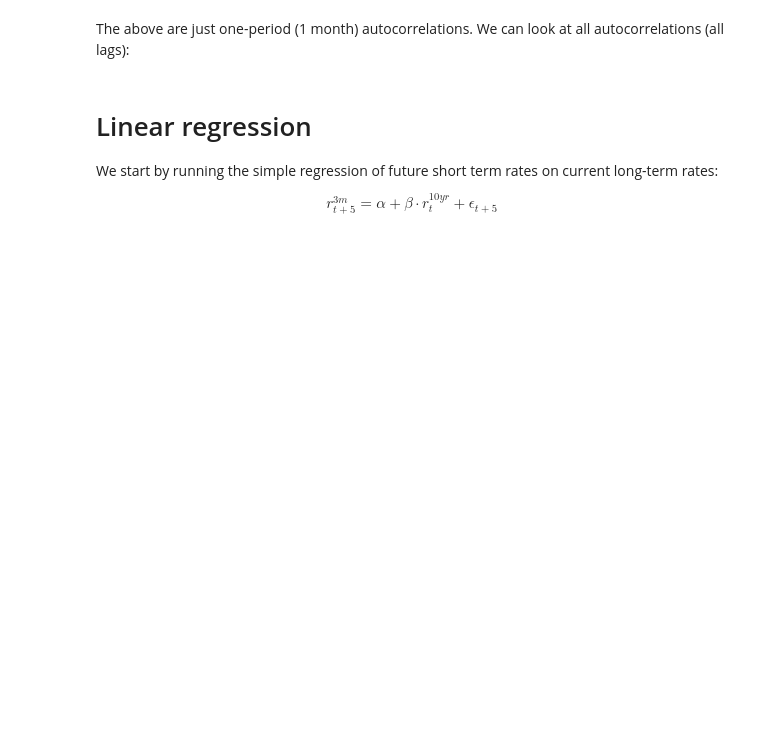
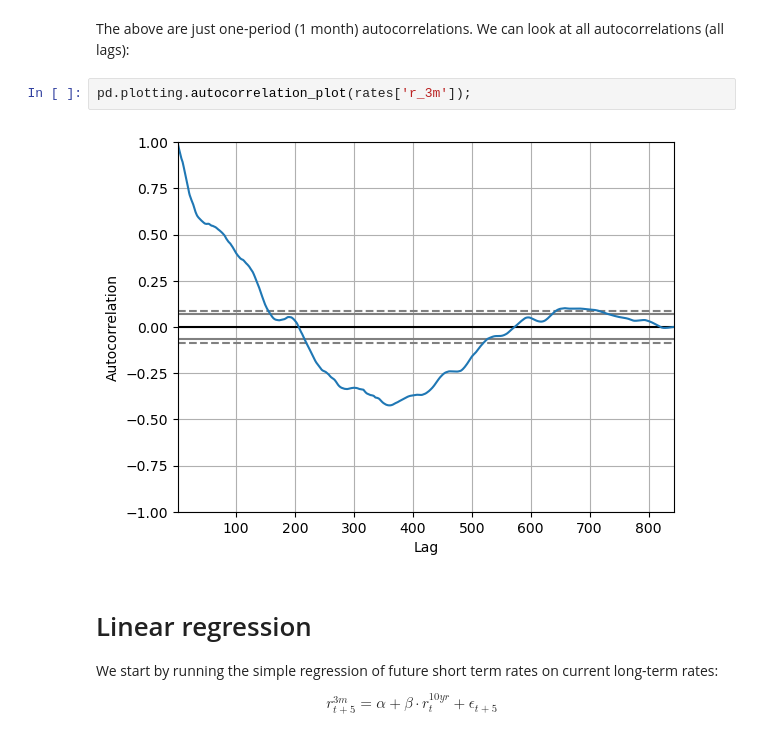
Before and after one commit to ionmihai/class_python_for_finance, a Jupyter notebook: lecture22_regression_timeseries_robust/lecture22_wocode_inclass.ipynb, the cells around one changed output. Drawn from its saved outputs; the diff is of its cells as text; blank space fills up the shorter version.

```diff
--- a/lecture22_regression_timeseries_robust/lecture22_wocode_inclass.ipynb
+++ b/lecture22_regression_timeseries_robust/lecture22_wocode_inclass.ipynb
@@ -71,5 +151,9 @@ Always look at autocorrelations in your data before you run a time-series regres
 # %% [markdown]
 The above are just one-period (1 month) autocorrelations. We can look at all autocorrelations (all lags):
+# %%
+pd.plotting.autocorrelation_plot(rates['r_3m']);
+# %% [output]
+[figure, added]
 # %% [markdown]
 # Linear regression
 
```
Also changed, not shown: parts of 34 cells of this notebook.
